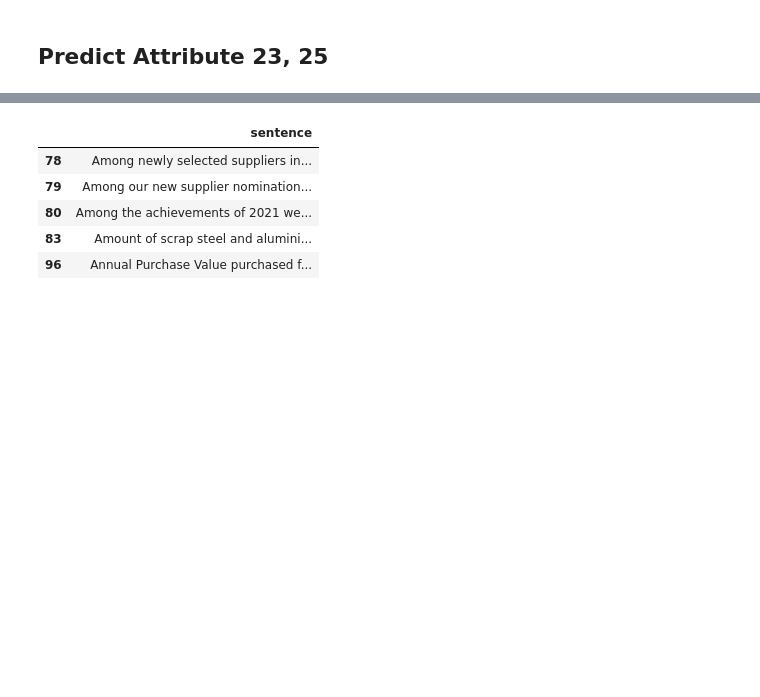
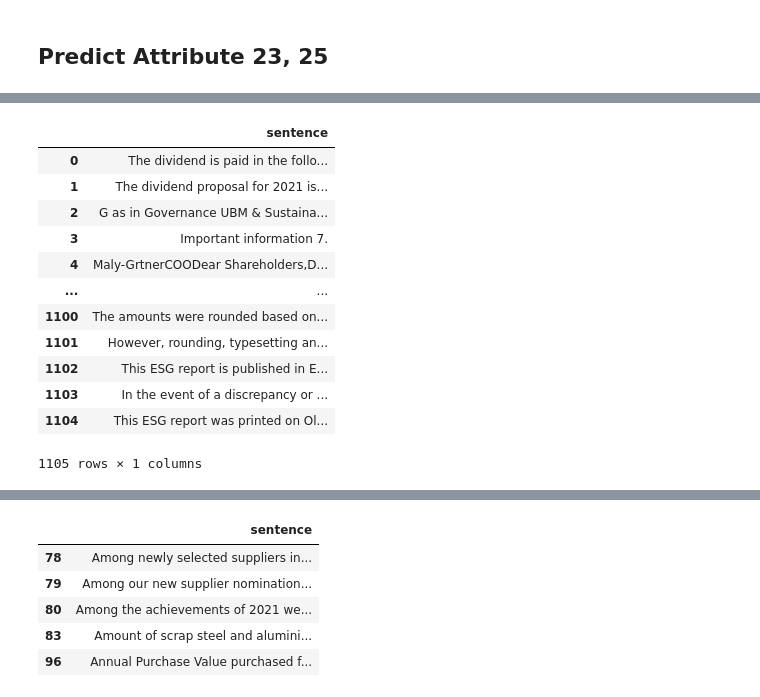
Before and after one commit to CWei88/Group17-Capstone, a Jupyter notebook: Models/Attribute_23_25/23_25_Pipeline.ipynb, the cells around one changed output, grey strips where cells are left out. Cells and saved outputs as stored; diff of their text form; code cells hidden in the pictures; blank space fills up the shorter version.

```diff
--- a/Models/Attribute_23_25/23_25_Pipeline.ipynb
+++ b/Models/Attribute_23_25/23_25_Pipeline.ipynb
@@ -152,3 +156,21 @@ df.head()
+# %%
+df = df.rename(columns={'words': 'sentence'})
+# %%
+df
+# %% [output]
+|  | sentence |
+| 0 | The dividend is paid in the follo... |
+| 1 | The dividend proposal for 2021 is... |
+| 2 | G as in Governance UBM & Sustaina... |
+| 3 | Important information 7. |
+| 4 | Maly-GrtnerCOODear Shareholders,D... |
+| ... | ... |
+| 1100 | The amounts were rounded based on... |
+| 1101 | However, rounding, typesetting an... |
+| 1102 | This ESG report is published in E... |
+| 1103 | In the event of a discrepancy or ... |
+| 1104 | This ESG report was printed on Ol... |
+1105 rows × 1 columns
 # %%
 attribute_23, attribute_25, relevant = get_attribute_23_25(df)
 # %% [output]
```
Also changed, not shown: parts of 10 cells of this notebook, 35 other files.
